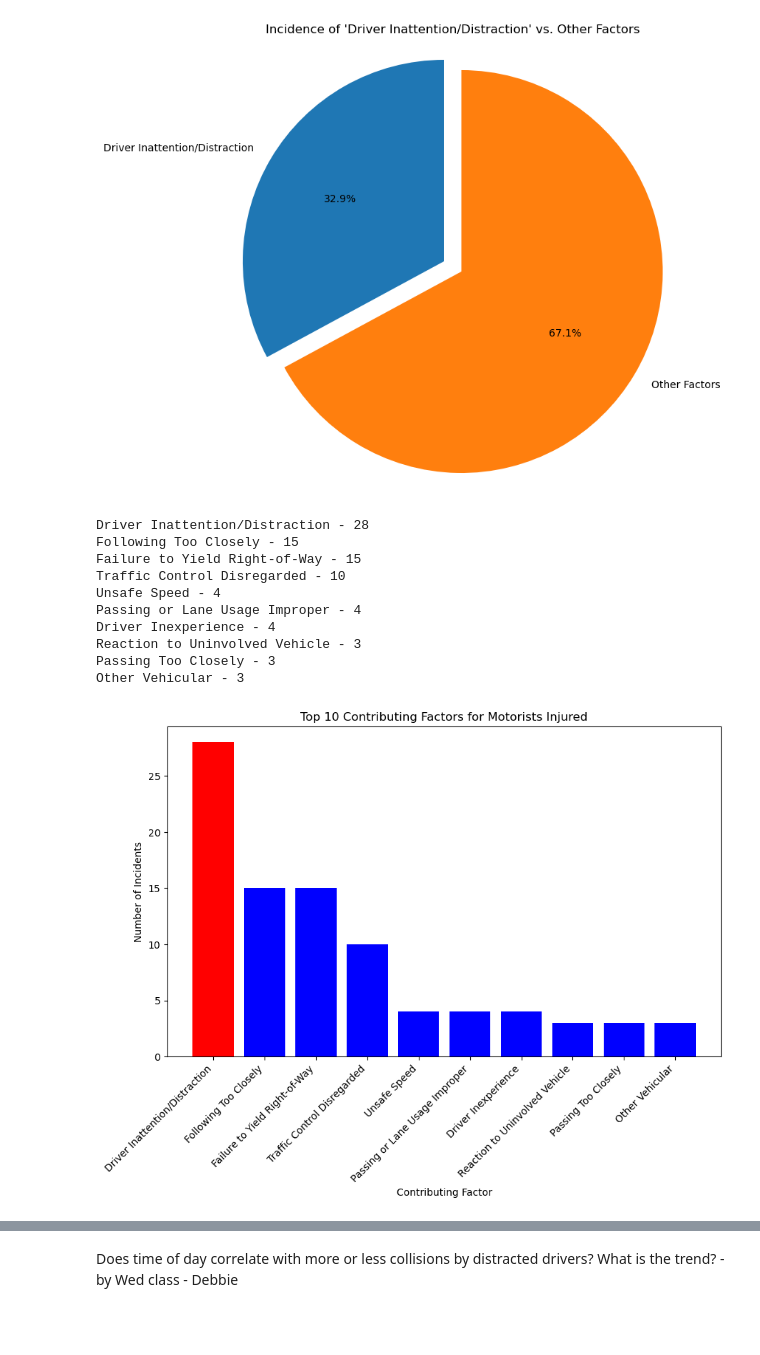
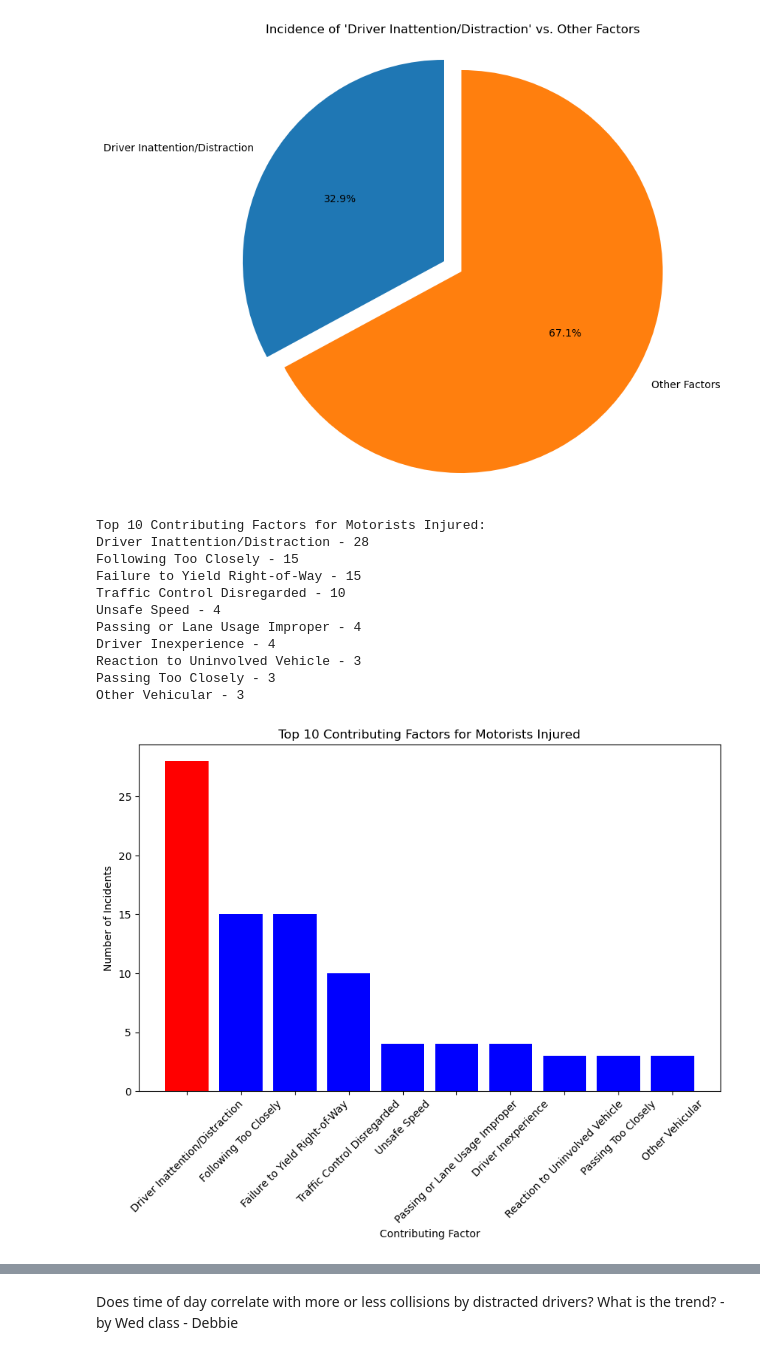
Before and after one commit to aglantzrbc/rutgers23-project-one, a Jupyter notebook: MASTER.PYTHON.FILE.ipynb, the cells around one changed output, grey strips where cells are left out. Saved outputs shown, nothing was run; the diff lists cells and outputs as text; code cells hidden in the pictures; blank space fills up the shorter version.

```diff
--- a/MASTER.PYTHON.FILE.ipynb
+++ b/MASTER.PYTHON.FILE.ipynb
@@ -225,6 +212,9 @@ plt.show()
 # %%
 # Convert the column "number_of_motorist_injured" to numeric
 filtered_df["number_of_motorist_injured"] = pd.to_numeric(filtered_df["number_of_motorist_injured"], errors="coerce")
+
+import pandas as pd
+import matplotlib.pyplot as plt
 
 # Filter the dataframe for motorists
 motorist_df = filtered_df[filtered_df["number_of_motorist_injured"] > 0].copy()
@@ -236,40 +226,36 @@ top_factors_motorist = motorist_df["contributing_factor_vehicle_1"].value_counts
 fig, ax = plt.subplots(figsize=(10, 6))
 
 # Plot the bar chart for motorists
-colors = ['r'] + ['b'] * (len(top_factors_motorist) - 1)  # Set first bar color as red
-ax.bar(top_factors_motorist.index, top_factors_motorist.values, color=colors)
+ax.bar(top_factors_motorist.index, top_factors_motorist.values, color=['r'] + ['b'] * (len(top_factors_motorist) - 1))
 
 # Set axis labels and title for motorists
 ax.set_xlabel("Contributing Factor")
 ax.set_ylabel("Number of Incidents")
 ax.set_title("Top 10 Contributing Factors for Motorists Injured")
 
 # Rotate x-axis labels diagonally
 ax.tick_params(axis='x', rotation=45)
 
-# Adjust the position of x-axis labels
-ax.set_xticklabels(top_factors_motorist.index, rotation=45, ha='right')
-
 # Save the bar plot for motorists as a PNG file
 plt.savefig("plots/motorists_injured_barplot.png")
 
-# Get the top ten contributing factors by volume
-top_factors_list = top_factors_motorist.reset_index().values.tolist()
 # Print the list of top contributing factors by volume
-for factor in top_factors_list:
-    print(factor[0], "-", factor[1])
+print("Top 10 Contributing Factors for Motorists Injured:")
+for factor, count in zip(top_factors_motorist.index, top_factors_motorist.values):
+    print(factor, "-", count)
 
 # Display the bar plot for motorists
 plt.show()
 # %% [output]
+Top 10 Contributing Factors for Motorists Injured:
 Driver Inattention/Distraction - 28
 Following Too Closely - 15
 Failure to Yield Right-of-Way - 15
 Traffic Control Disregarded - 10
 Unsafe Speed - 4
 Passing or Lane Usage Improper - 4
 Driver Inexperience - 4
 Reaction to Uninvolved Vehicle - 3
 Passing Too Closely - 3
 Other Vehicular - 3
-[figure, old version]
+[figure, new version]
```
Also changed, not shown: parts of 6 cells of this notebook, 4 other files.
